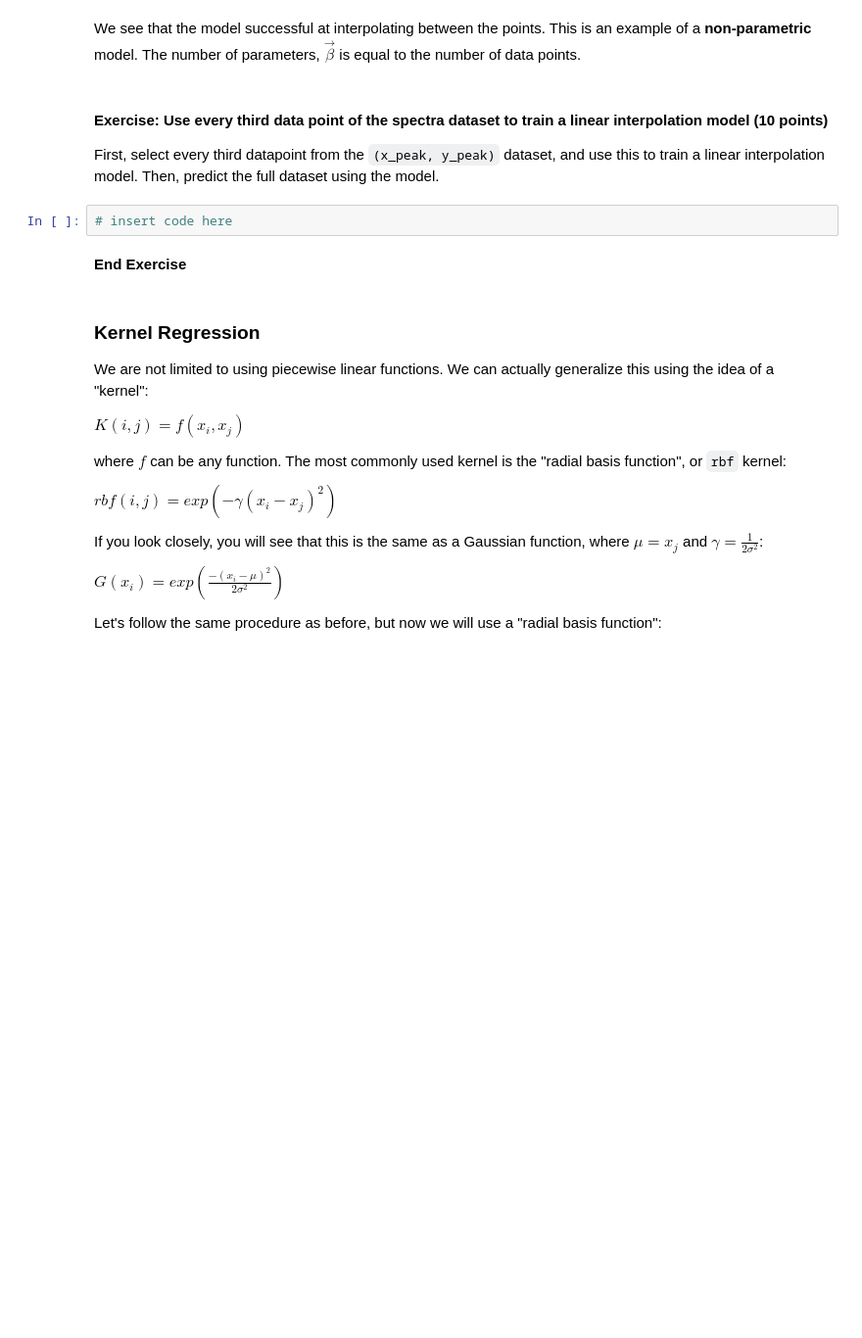
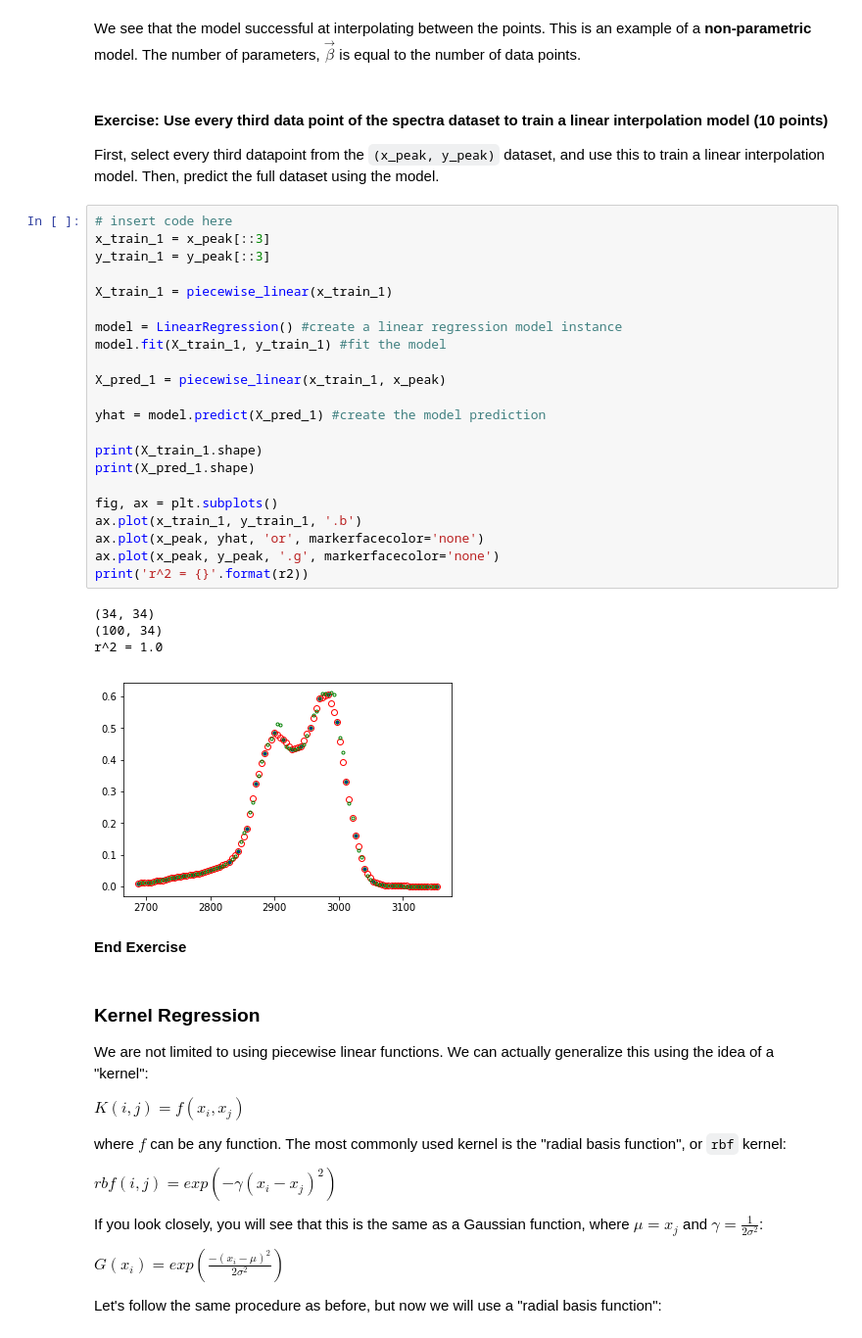
Before and after one commit to medford-group/data_analytics_for_engineers, a Jupyter notebook: modules/1-regression/regression.ipynb, the cells around one changed output. Shown: that part at 98% size. Saved outputs shown, nothing was run; the diff lists cells and outputs as text; blank space fills up the shorter version.

```diff
--- a/modules/1-regression/regression.ipynb
+++ b/modules/1-regression/regression.ipynb
@@ -142,8 +156,33 @@ We see that the model successful at interpolating between the points. This is an
 #### Exercise: Use every third data point of the spectra dataset to train a linear interpolation model (10 points)
 
 First, select every third datapoint from the `(x_peak, y_peak)` dataset, and use this to train a linear interpolation model. Then, predict the full dataset using the model.
-# %%
-# insert code here
+# %%
+# insert code here
+x_train_1 = x_peak[::3]
+y_train_1 = y_peak[::3]
+
+X_train_1 = piecewise_linear(x_train_1)
+
+model = LinearRegression() #create a linear regression model instance
+model.fit(X_train_1, y_train_1) #fit the model
+
+X_pred_1 = piecewise_linear(x_train_1, x_peak)
+
+yhat = model.predict(X_pred_1) #create the model prediction
+
+print(X_train_1.shape)
+print(X_pred_1.shape)
+
+fig, ax = plt.subplots()
+ax.plot(x_train_1, y_train_1, '.b')
+ax.plot(x_peak, yhat, 'or', markerfacecolor='none')
+ax.plot(x_peak, y_peak, '.g', markerfacecolor='none')
+print('r^2 = {}'.format(r2))
+# %% [output]
+(34, 34)
+(100, 34)
+r^2 = 1.0
+[figure, added]
 # %% [markdown]
 **End Exercise**
 # %% [markdown]
```
Also changed, not shown: parts of 30 cells of this notebook.
